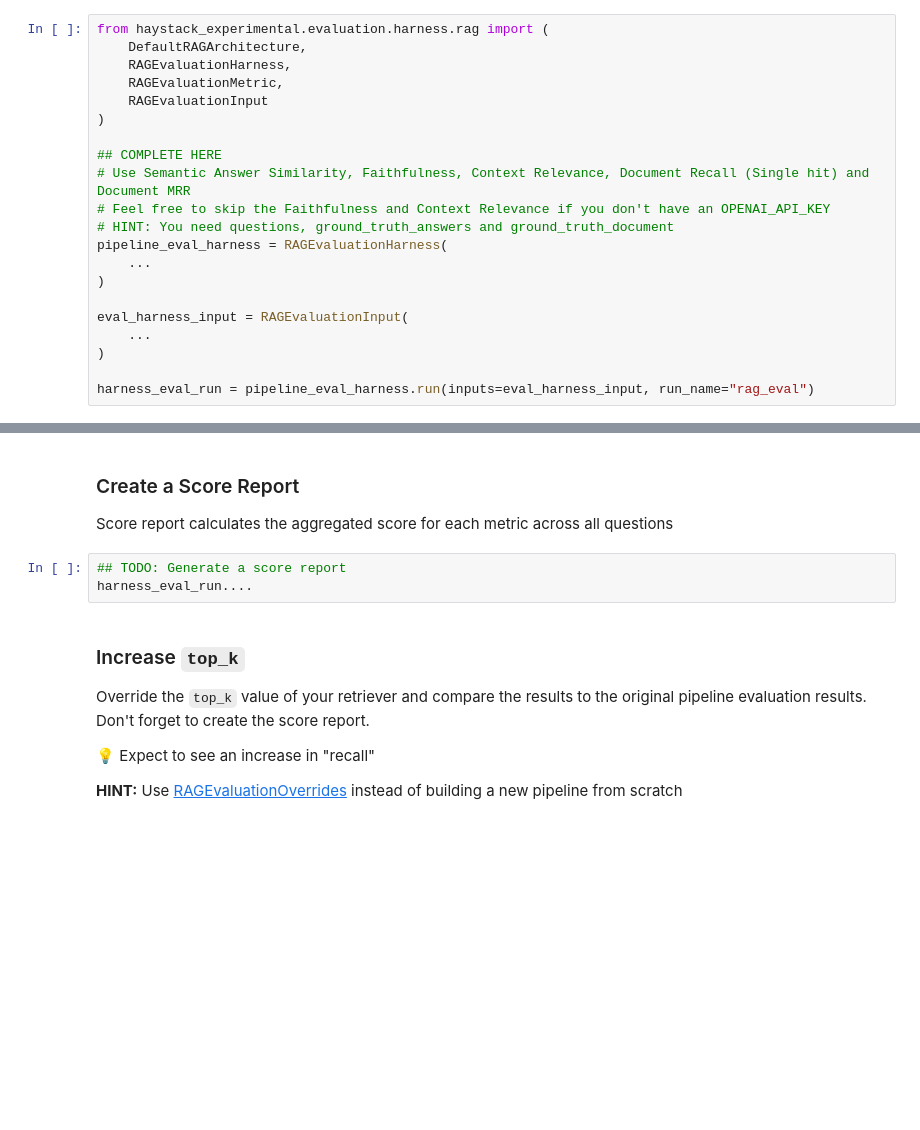
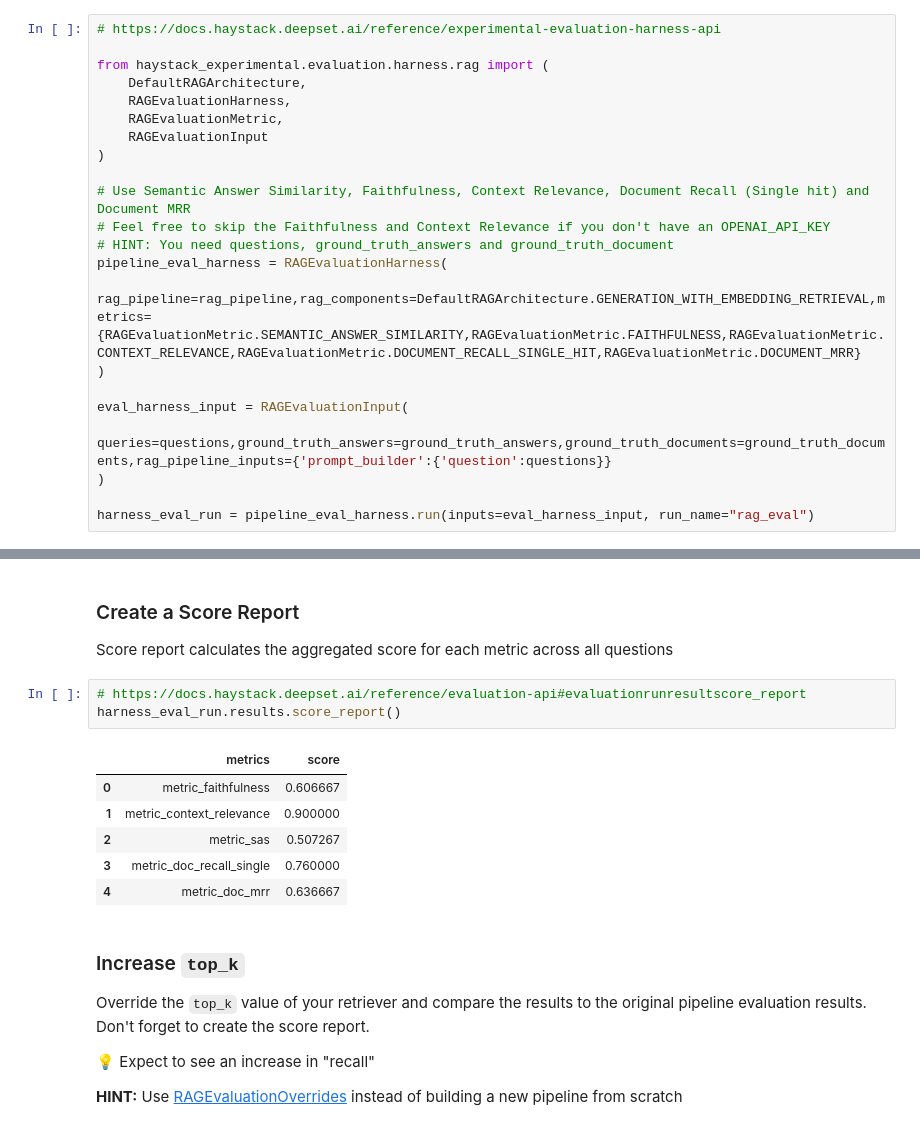
Before and after one commit to Prajwalsrinvas/advent_of_haystack_2024, a Jupyter notebook: Day_Ten_Evaluation_Harness.ipynb, the cells around one changed output, grey strips where cells are left out. Cells and saved outputs as stored; diff of their text form; blank space fills up the shorter version.

```diff
--- a/Day_Ten_Evaluation_Harness.ipynb
+++ b/Day_Ten_Evaluation_Harness.ipynb
@@ -206,6 +251,8 @@ rag_pipeline.run({
 
 Your task is to calculate Semantic Answer Similarity, Faithfulness, Context Relevance, Document Recall (Single hit) and Document MRR scores using `RAGEvaluationHarness`.
 # %%
+# https://docs.haystack.deepset.ai/reference/experimental-evaluation-harness-api
+
 from haystack_experimental.evaluation.harness.rag import (
     DefaultRAGArchitecture,
     RAGEvaluationHarness,
@@ -213,16 +260,15 @@ from haystack_experimental.evaluation.harness.rag import (
     RAGEvaluationInput
 )
 
-## COMPLETE HERE
 # Use Semantic Answer Similarity, Faithfulness, Context Relevance, Document Recall (Single hit) and Document MRR
 # Feel free to skip the Faithfulness and Context Relevance if you don't have an OPENAI_API_KEY
 # HINT: You need questions, ground_truth_answers and ground_truth_document
 pipeline_eval_harness = RAGEvaluationHarness(
-    ...
+    rag_pipeline=rag_pipeline,rag_components=DefaultRAGArchitecture.GENERATION_WITH_EMBEDDING_RETRIEVAL,metrics={RAGEvaluationMetric.SEMANTIC_ANSWER_SIMILARITY,RAGEvaluationMetric.FAITHFULNESS,RAGEvaluationMetric.CONTEXT_RELEVANCE,RAGEvaluationMetric.DOCUMENT_RECALL_SINGLE_HIT,RAGEvaluationMetric.DOCUMENT_MRR}
 )
 
 eval_harness_input = RAGEvaluationInput(
-    ...
+    queries=questions,ground_truth_answers=ground_truth_answers,ground_truth_documents=ground_truth_documents,rag_pipeline_inputs={'prompt_builder':{'question':questions}}
 )
 
 harness_eval_run = pipeline_eval_harness.run(inputs=eval_harness_input, run_name="rag_eval")
@@ -230,9 +313,16 @@ harness_eval_run = pipeline_eval_harness.run(inputs=eval_harness_input, run_name
 ### Create a Score Report
 
 Score report calculates the aggregated score for each metric across all questions
-# %%
-## TODO: Generate a score report
-harness_eval_run....
+# %%
+# https://docs.haystack.deepset.ai/reference/evaluation-api#evaluationrunresultscore_report
+harness_eval_run.results.score_report()
+# %% [output]
+|  | metrics | score |
+| 0 | metric_faithfulness | 0.606667 |
+| 1 | metric_context_relevance | 0.900000 |
+| 2 | metric_sas | 0.507267 |
+| 3 | metric_doc_recall_single | 0.760000 |
+| 4 | metric_doc_mrr | 0.636667 |
 # %% [markdown]
 ### Increase `top_k`
 
```
Also changed, not shown: parts of 22 cells of this notebook.
